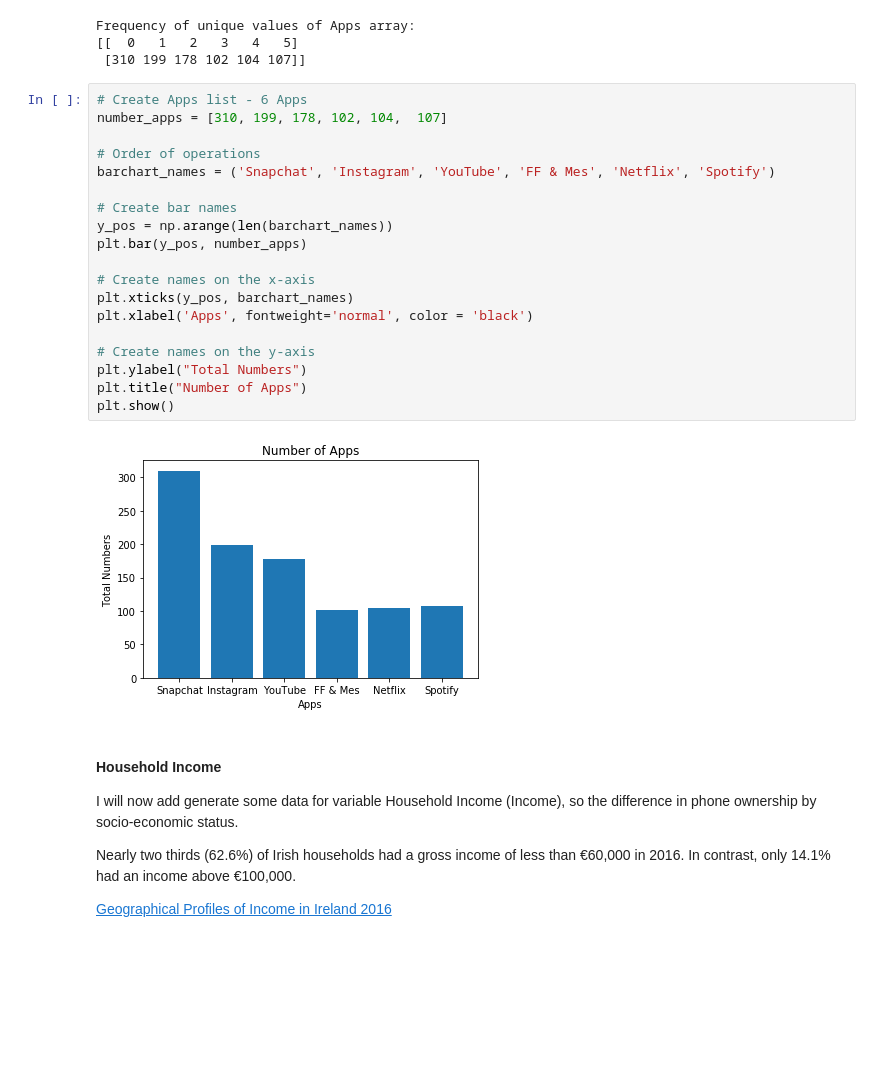
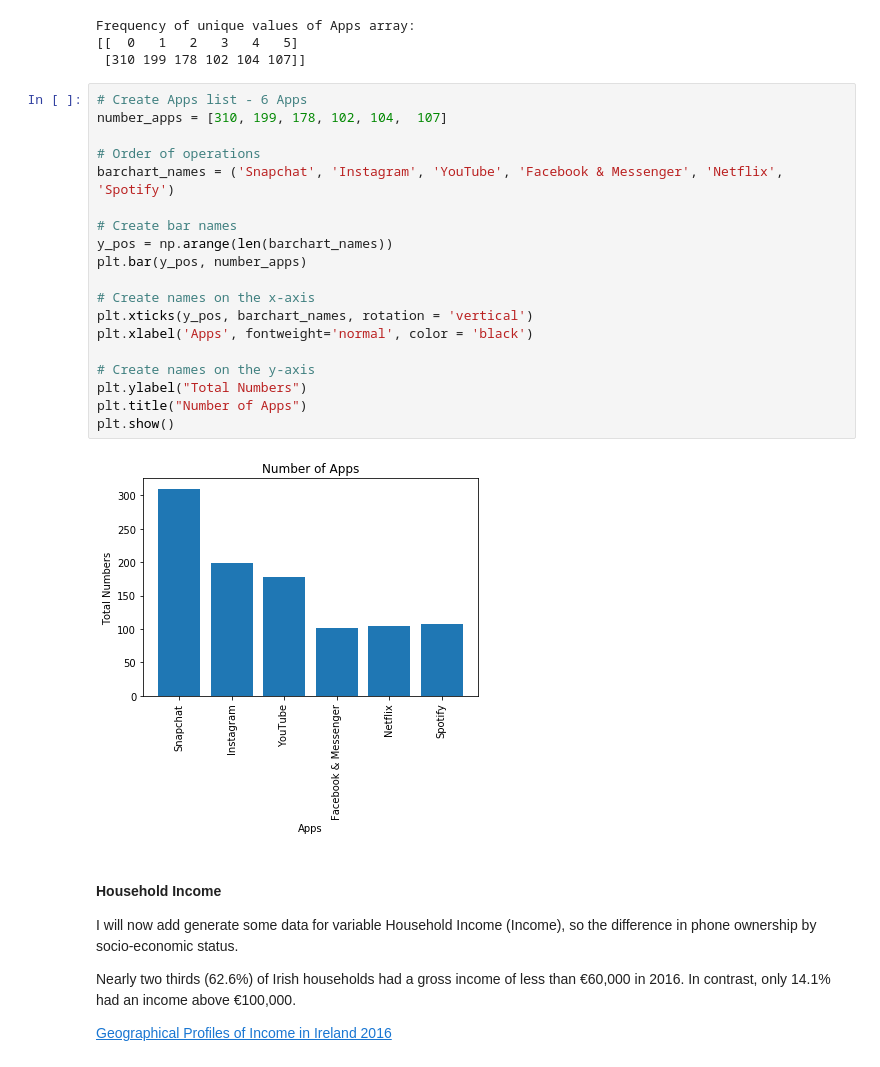
Before and after one commit to HenkT28/Programming_For_Data_Analysis_Project, a Jupyter notebook: Programming_For_Data_Analysis_Project.ipynb, the cells around one changed output. Cells and saved outputs as stored; diff of their text form; blank space fills up the shorter version.

```diff
--- a/Programming_For_Data_Analysis_Project.ipynb
+++ b/Programming_For_Data_Analysis_Project.ipynb
@@ -610,24 +610,24 @@ Frequency of unique values of Apps array:
 # %%
 # Create Apps list - 6 Apps
 number_apps = [310, 199, 178, 102, 104,  107]
 
 # Order of operations
-barchart_names = ('Snapchat', 'Instagram', 'YouTube', 'FF & Mes', 'Netflix', 'Spotify')
+barchart_names = ('Snapchat', 'Instagram', 'YouTube', 'Facebook & Messenger', 'Netflix', 'Spotify')
 
 # Create bar names
 y_pos = np.arange(len(barchart_names))
 plt.bar(y_pos, number_apps)
 
 # Create names on the x-axis
-plt.xticks(y_pos, barchart_names)
+plt.xticks(y_pos, barchart_names, rotation = 'vertical')
 plt.xlabel('Apps', fontweight='normal', color = 'black')
 
 # Create names on the y-axis
 plt.ylabel("Total Numbers")
 plt.title("Number of Apps")
 plt.show()
 # %% [output]
-[figure, old version]
+[figure, new version]
 # %% [markdown]
 #### Household Income
 
```
Also changed, not shown: parts of 4 cells of this notebook.
